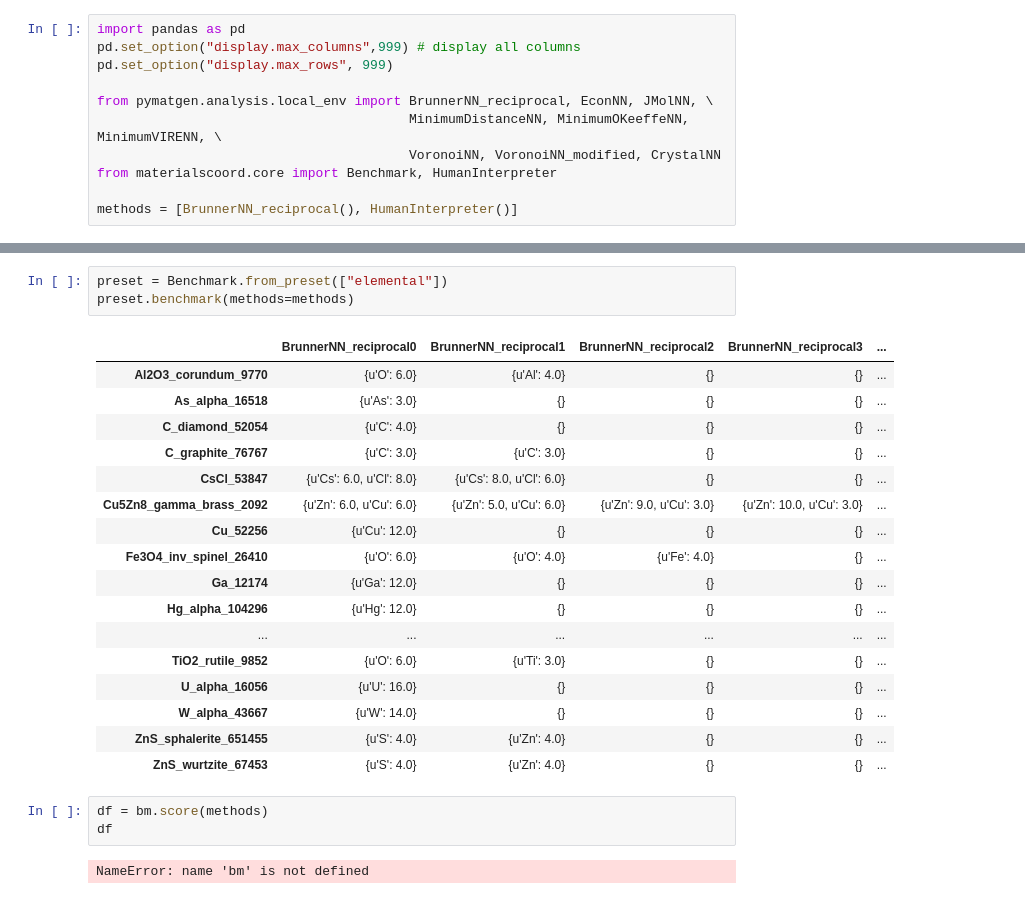
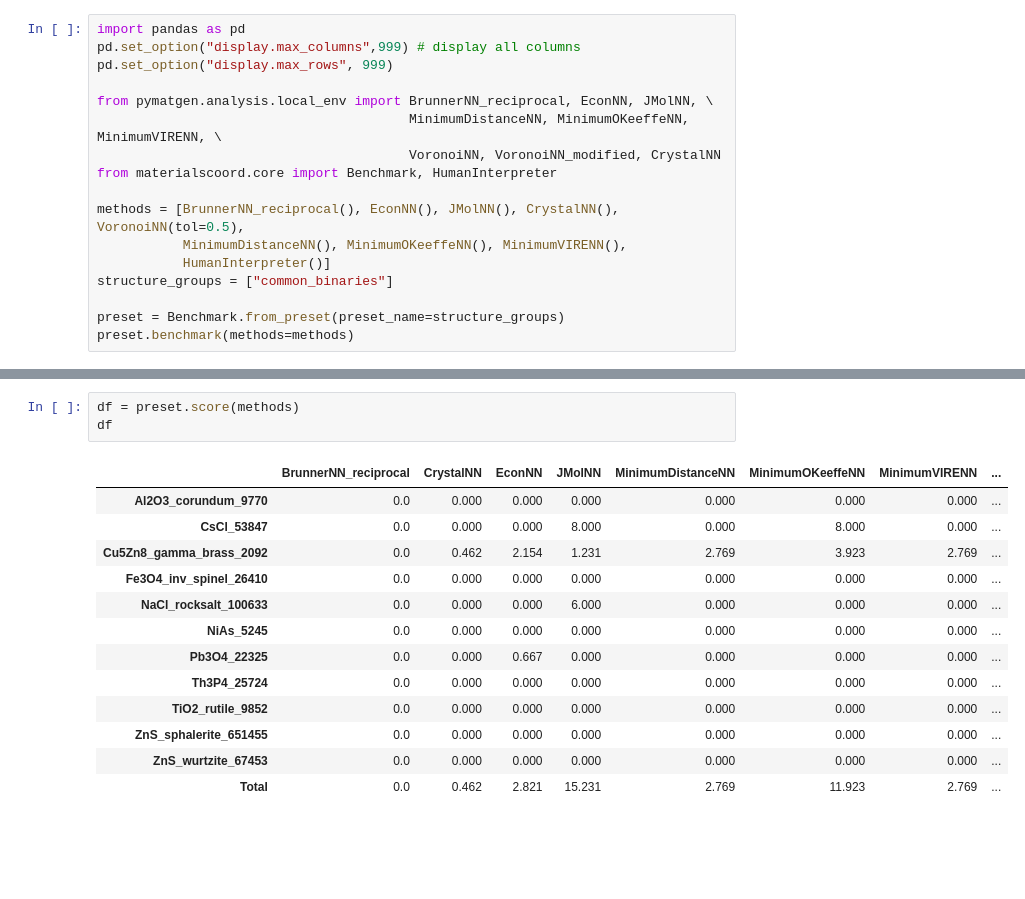
Before and after one commit to hackingmaterials/materials-coord, a Jupyter notebook: examples/common_binaries_cation_anion.ipynb, the cells around one changed output, grey strips where cells are left out. Saved outputs shown, nothing was run; the diff lists cells and outputs as text; blank space fills up the shorter version.

```diff
--- a/examples/common_binaries_cation_anion.ipynb
+++ b/examples/common_binaries_cation_anion.ipynb
@@ -8,7 +8,13 @@ from pymatgen.analysis.local_env import BrunnerNN_reciprocal, EconNN, JMolNN, \
                                         VoronoiNN, VoronoiNN_modified, CrystalNN
 from materialscoord.core import Benchmark, HumanInterpreter
 
-methods = [BrunnerNN_reciprocal(), HumanInterpreter()]
+methods = [BrunnerNN_reciprocal(), EconNN(), JMolNN(), CrystalNN(), VoronoiNN(tol=0.5),
+           MinimumDistanceNN(), MinimumOKeeffeNN(), MinimumVIRENN(),
+           HumanInterpreter()]
+structure_groups = ["common_binaries"]
+
+preset = Benchmark.from_preset(preset_name=structure_groups)
+preset.benchmark(methods=methods)
 # %% [output]
 Pymatgen will drop Py2k support from v2019.1.1. Pls consult the documentation
 at https://www.pymatgen.org for more details.
@@ -16,29 +34,20 @@ at https://www.pymatgen.org for more details.
-# %%
-preset = Benchmark.from_preset(["elemental"])
-preset.benchmark(methods=methods)
-# %% [output]
-|  | BrunnerNN_reciprocal0 | BrunnerNN_reciprocal1 | BrunnerNN_reciprocal2 | BrunnerNN_reciprocal3 | ... |
-| Al2O3_corundum_9770 | {u'O': 6.0} | {u'Al': 4.0} | {} | {} | ... |
-| As_alpha_16518 | {u'As': 3.0} | {} | {} | {} | ... |
-| C_diamond_52054 | {u'C': 4.0} | {} | {} | {} | ... |
-| C_graphite_76767 | {u'C': 3.0} | {u'C': 3.0} | {} | {} | ... |
-| CsCl_53847 | {u'Cs': 6.0, u'Cl': 8.0} | {u'Cs': 8.0, u'Cl': 6.0} | {} | {} | ... |
-| Cu5Zn8_gamma_brass_2092 | {u'Zn': 6.0, u'Cu': 6.0} | {u'Zn': 5.0, u'Cu': 6.0} | {u'Zn': 9.0, u'Cu': 3.0} | {u'Zn': 10.0, u'Cu': 3.0} | ... |
-| Cu_52256 | {u'Cu': 12.0} | {} | {} | {} | ... |
-| Fe3O4_inv_spinel_26410 | {u'O': 6.0} | {u'O': 4.0} | {u'Fe': 4.0} | {} | ... |
-| Ga_12174 | {u'Ga': 12.0} | {} | {} | {} | ... |
-| Hg_alpha_104296 | {u'Hg': 12.0} | {} | {} | {} | ... |
-| ... | ... | ... | ... | ... | ... |
-| TiO2_rutile_9852 | {u'O': 6.0} | {u'Ti': 3.0} | {} | {} | ... |
-| U_alpha_16056 | {u'U': 16.0} | {} | {} | {} | ... |
-| W_alpha_43667 | {u'W': 14.0} | {} | {} | {} | ... |
-| ZnS_sphalerite_651455 | {u'S': 4.0} | {u'Zn': 4.0} | {} | {} | ... |
-| ZnS_wurtzite_67453 | {u'S': 4.0} | {u'Zn': 4.0} | {} | {} | ... |
 # %%
-df = bm.score(methods)
+df = preset.score(methods)
 df
 # %% [output]
-NameError: name 'bm' is not defined
+|  | BrunnerNN_reciprocal | CrystalNN | EconNN | JMolNN | MinimumDistanceNN | MinimumOKeeffeNN | MinimumVIRENN | ... |
+| Al2O3_corundum_9770 | 0.0 | 0.000 | 0.000 | 0.000 | 0.000 | 0.000 | 0.000 | ... |
+| CsCl_53847 | 0.0 | 0.000 | 0.000 | 8.000 | 0.000 | 8.000 | 0.000 | ... |
+| Cu5Zn8_gamma_brass_2092 | 0.0 | 0.462 | 2.154 | 1.231 | 2.769 | 3.923 | 2.769 | ... |
+| Fe3O4_inv_spinel_26410 | 0.0 | 0.000 | 0.000 | 0.000 | 0.000 | 0.000 | 0.000 | ... |
+| NaCl_rocksalt_100633 | 0.0 | 0.000 | 0.000 | 6.000 | 0.000 | 0.000 | 0.000 | ... |
+| NiAs_5245 | 0.0 | 0.000 | 0.000 | 0.000 | 0.000 | 0.000 | 0.000 | ... |
+| Pb3O4_22325 | 0.0 | 0.000 | 0.667 | 0.000 | 0.000 | 0.000 | 0.000 | ... |
+| Th3P4_25724 | 0.0 | 0.000 | 0.000 | 0.000 | 0.000 | 0.000 | 0.000 | ... |
+| TiO2_rutile_9852 | 0.0 | 0.000 | 0.000 | 0.000 | 0.000 | 0.000 | 0.000 | ... |
+| ZnS_sphalerite_651455 | 0.0 | 0.000 | 0.000 | 0.000 | 0.000 | 0.000 | 0.000 | ... |
+| ZnS_wurtzite_67453 | 0.0 | 0.000 | 0.000 | 0.000 | 0.000 | 0.000 | 0.000 | ... |
+| Total | 0.0 | 0.462 | 2.821 | 15.231 | 2.769 | 11.923 | 2.769 | ... |
 # %%
 import seaborn as sns
 import matplotlib.pyplot as plt
```
Also changed, not shown: parts of 2 cells of this notebook, 16 other files.
